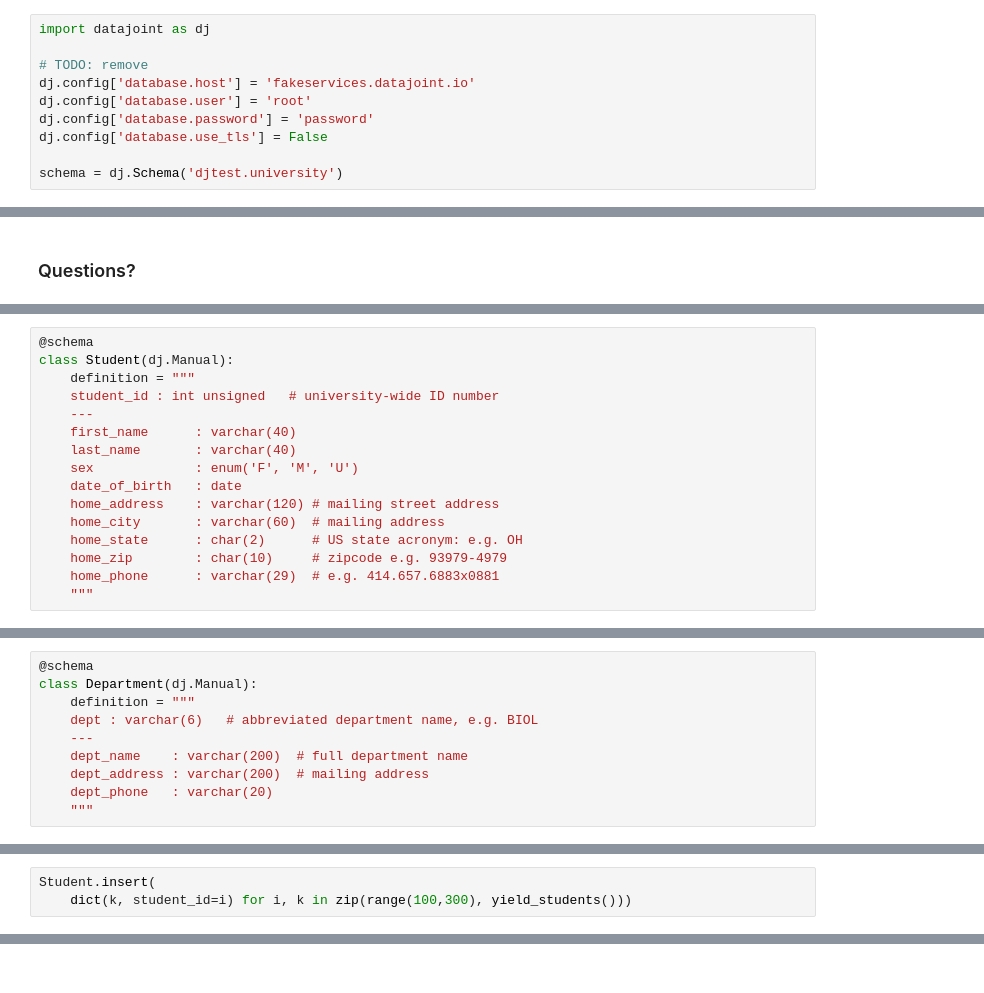
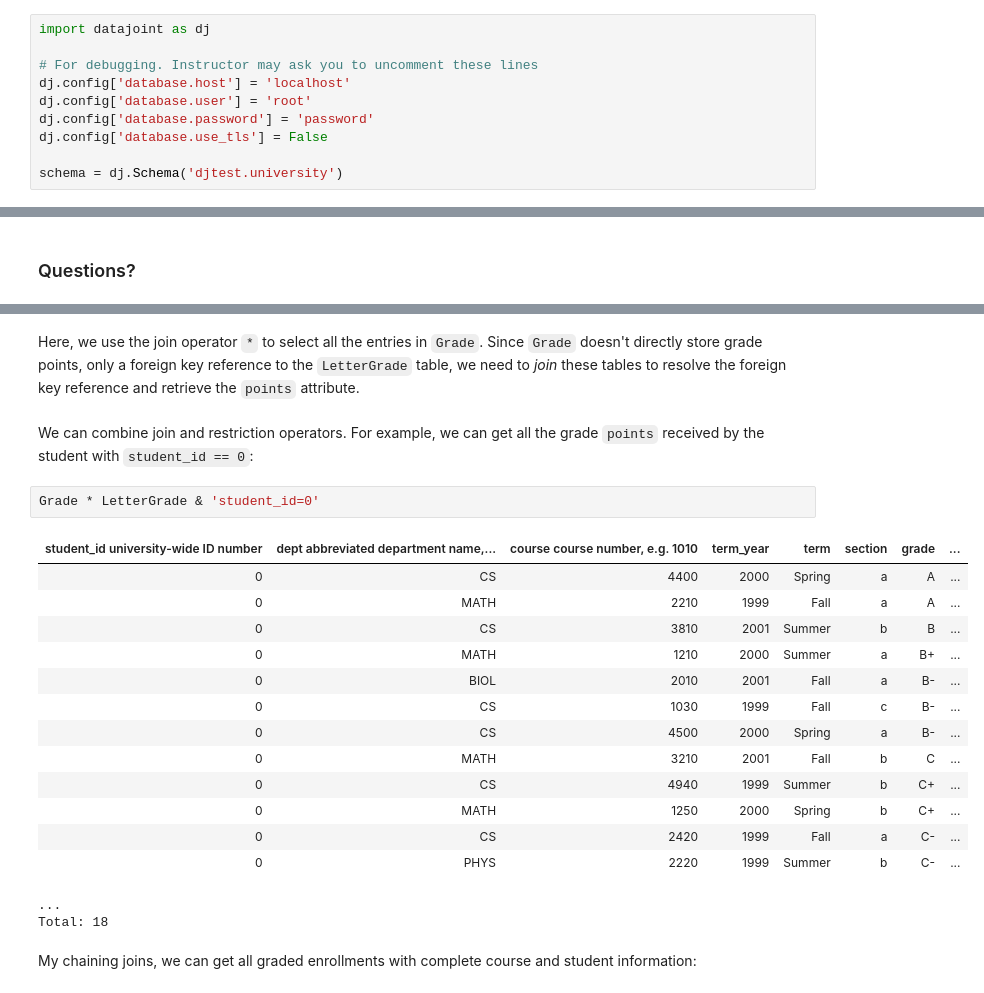
Before and after one commit to ethho/datajoint-tutorials, a Jupyter notebook: sciops-summit-2024-ethho/20240406_datajoint_summit_101_track.ipynb, the cells around one changed output, grey strips where cells are left out. Drawn from its saved outputs; the diff is of its cells as text.

```diff
--- a/sciops-summit-2024-ethho/20240406_datajoint_summit_101_track.ipynb
+++ b/sciops-summit-2024-ethho/20240406_datajoint_summit_101_track.ipynb
@@ -204,8 +204,8 @@ We first import the `datajoint` package and define a **schema** that will contai
 # %%
 import datajoint as dj
 
-# TODO: remove
-dj.config['database.host'] = 'fakeservices.datajoint.io'
+# For debugging. Instructor may ask you to uncomment these lines
+dj.config['database.host'] = 'localhost'
 dj.config['database.user'] = 'root'
 dj.config['database.password'] = 'password'
 dj.config['database.use_tls'] = False
@@ -431,16 +393,0 @@ Even in this simple example, we start to notice the benefits of adding structure
-# %%
-@schema
-class Student(dj.Manual):
-    definition = """
-    student_id : int unsigned   # university-wide ID number
-    ---
-    first_name      : varchar(40)
-    last_name       : varchar(40)
-    sex             : enum('F', 'M', 'U')
-    date_of_birth   : date
-    home_address    : varchar(120) # mailing street address
-    home_city       : varchar(60)  # mailing address
-    home_state      : char(2)      # US state acronym: e.g. OH
-    home_zip        : char(10)     # zipcode e.g. 93979-4979
-    home_phone      : varchar(29)  # e.g. 414.657.6883x0881
-    """
@@ -449,10 +393,0 @@ NameError: name 'schema' is not defined
-# %%
-@schema
-class Department(dj.Manual):
-    definition = """
-    dept : varchar(6)   # abbreviated department name, e.g. BIOL
-    ---
-    dept_name    : varchar(200)  # full department name
-    dept_address : varchar(200)  # mailing address
-    dept_phone   : varchar(20)
-    """
@@ -563,3 +393,0 @@ def yield_students():
-# %%
-Student.insert(
-    dict(k, student_id=i) for i, k in zip(range(100,300), yield_students()))
@@ -973,0 +1216,29 @@ Enroll - StudentMajor
+# %% [markdown]
+Here, we use the join operator `*` to select all the entries in `Grade`.
+Since `Grade` doesn't directly store grade points, only a foreign key reference to the `LetterGrade` table, we need to _join_ these tables to resolve the foreign key reference and retrieve the `points` attribute.
+
+<!-- Let's say that we only wanted the `student_id` and the `points` attributes from the resulting table.
+We could use the `proj` method for this: -->
+# %% [markdown]
+We can combine join and restriction operators.
+For example, we can get all the grade `points` received by the student with `student_id == 0`:
+# %%
+Grade * LetterGrade & 'student_id=0'
+# %% [output]
+| student_id university-wide ID number | dept abbreviated department name,... | course course number, e.g. 1010 | term_year | term | section | grade | ... |
+| 0 | CS | 4400 | 2000 | Spring | a | A | ... |
+| 0 | MATH | 2210 | 1999 | Fall | a | A | ... |
+| 0 | CS | 3810 | 2001 | Summer | b | B | ... |
+| 0 | MATH | 1210 | 2000 | Summer | a | B+ | ... |
+| 0 | BIOL | 2010 | 2001 | Fall | a | B- | ... |
+| 0 | CS | 1030 | 1999 | Fall | c | B- | ... |
+| 0 | CS | 4500 | 2000 | Spring | a | B- | ... |
+| 0 | MATH | 3210 | 2001 | Fall | b | C | ... |
+| 0 | CS | 4940 | 1999 | Summer | b | C+ | ... |
+| 0 | MATH | 1250 | 2000 | Spring | b | C+ | ... |
+| 0 | CS | 2420 | 1999 | Fall | a | C- | ... |
+| 0 | PHYS | 2220 | 1999 | Summer | b | C- | ... |
+...
+Total: 18
+# %% [markdown]
+My chaining joins, we can get all graded enrollments with complete course and student information:
```
Also changed, not shown: parts of 141 cells of this notebook.
